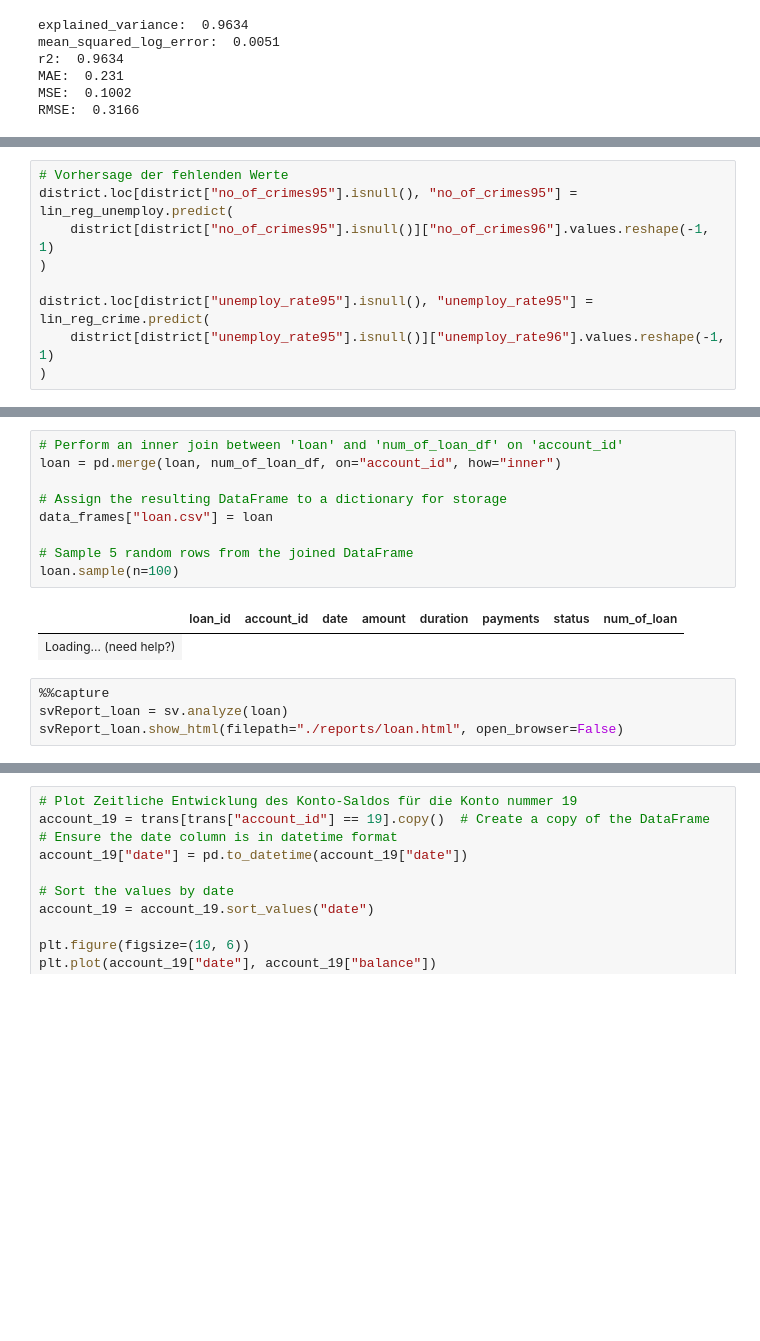
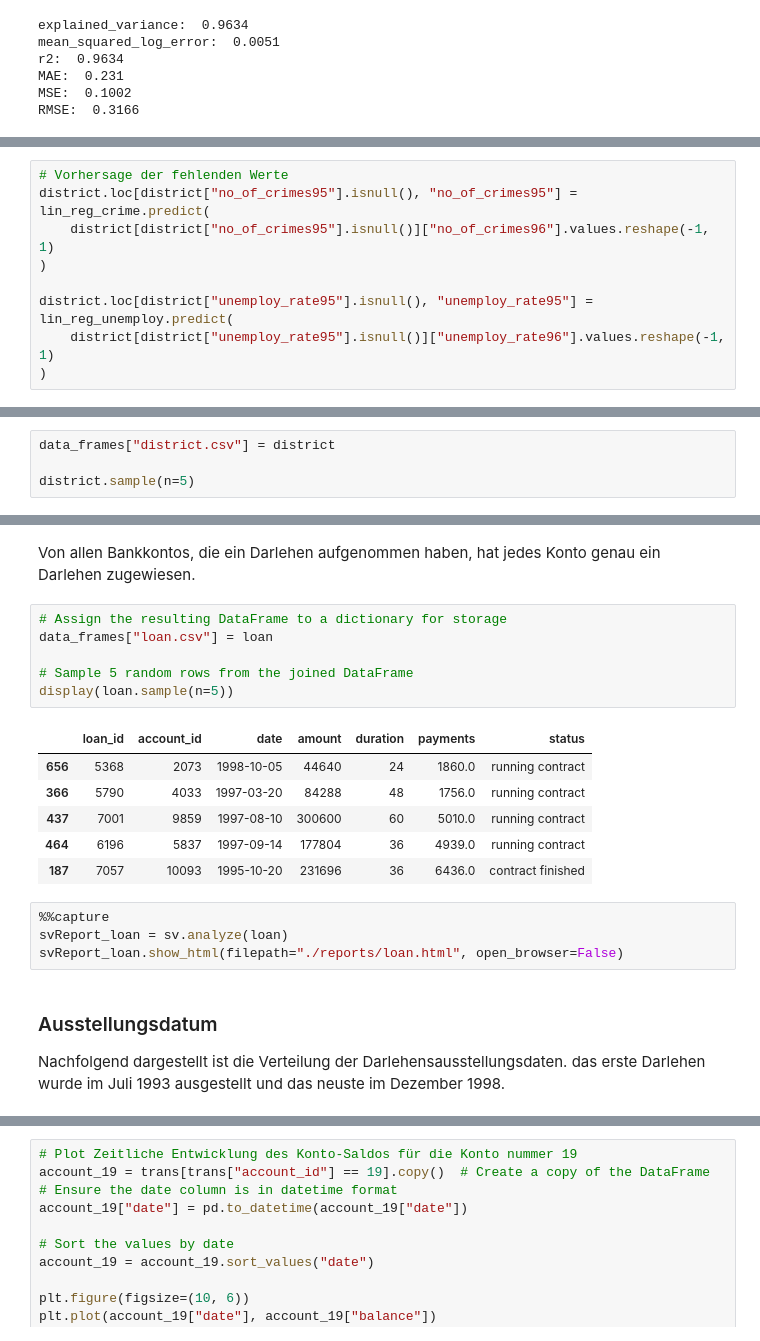
Before and after one commit to etiiiR/fhnw_aml, a Jupyter notebook: AML_MC.ipynb, the cells around one changed output, grey strips where cells are left out. Drawn from its saved outputs; the diff is of its cells as text; blank space fills up the shorter version.

```diff
--- a/AML_MC.ipynb
+++ b/AML_MC.ipynb
@@ -524,9 +612,9 @@ RMSE:  708.4094
 # %%
 # Vorhersage der fehlenden Werte
-district.loc[district["no_of_crimes95"].isnull(), "no_of_crimes95"] = lin_reg_unemploy.predict(
+district.loc[district["no_of_crimes95"].isnull(), "no_of_crimes95"] = lin_reg_crime.predict(
     district[district["no_of_crimes95"].isnull()]["no_of_crimes96"].values.reshape(-1, 1)
 )
 
-district.loc[district["unemploy_rate95"].isnull(), "unemploy_rate95"] = lin_reg_crime.predict(
+district.loc[district["unemploy_rate95"].isnull(), "unemploy_rate95"] = lin_reg_unemploy.predict(
     district[district["unemploy_rate95"].isnull()]["unemploy_rate96"].values.reshape(-1, 1)
 )
@@ -541,0 +621,4 @@ svReport_district.show_html(filepath="./reports/district.html", open_browser=Fal
+# %%
+data_frames["district.csv"] = district
+
+district.sample(n=5)
@@ -572,16 +727,22 @@ num_of_loan_df
+# %% [markdown]
+Von allen Bankkontos, die ein Darlehen aufgenommen haben, hat jedes Konto genau ein Darlehen zugewiesen.
 # %%
-# Perform an inner join between 'loan' and 'num_of_loan_df' on 'account_id'
-loan = pd.merge(loan, num_of_loan_df, on="account_id", how="inner")
-
 # Assign the resulting DataFrame to a dictionary for storage
 data_frames["loan.csv"] = loan
 
 # Sample 5 random rows from the joined DataFrame
-loan.sample(n=100)
+display(loan.sample(n=5))
 # %% [output]
-|  | loan_id | account_id | date | amount | duration | payments | status | num_of_loan |
-| Loading... (need help?) |
+|  | loan_id | account_id | date | amount | duration | payments | status |
+| 656 | 5368 | 2073 | 1998-10-05 | 44640 | 24 | 1860.0 | running contract |
+| 366 | 5790 | 4033 | 1997-03-20 | 84288 | 48 | 1756.0 | running contract |
+| 437 | 7001 | 9859 | 1997-08-10 | 300600 | 60 | 5010.0 | running contract |
+| 464 | 6196 | 5837 | 1997-09-14 | 177804 | 36 | 4939.0 | running contract |
+| 187 | 7057 | 10093 | 1995-10-20 | 231696 | 36 | 6436.0 | contract finished |
-# %%
-%%capture
-svReport_loan = sv.analyze(loan)
-svReport_loan.show_html(filepath="./reports/loan.html", open_browser=False)
+# %%
+%%capture
+svReport_loan = sv.analyze(loan)
+svReport_loan.show_html(filepath="./reports/loan.html", open_browser=False)
+# %% [markdown]
+### Ausstellungsdatum
+Nachfolgend dargestellt ist die Verteilung der Darlehensausstellungsdaten. das erste Darlehen wurde im Juli 1993 ausgestellt und das neuste im Dezember 1998.
```
Also changed, not shown: parts of 148 cells of this notebook, 6 other files.
